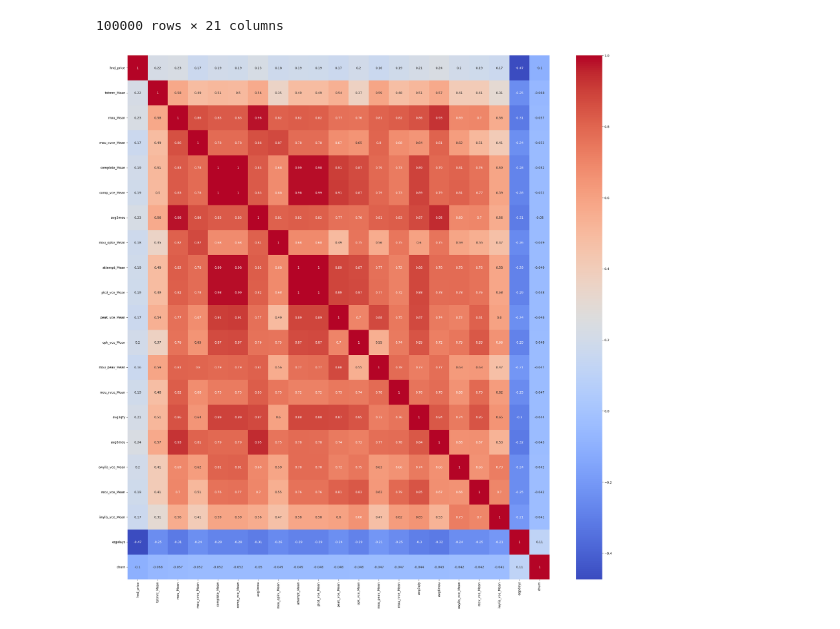
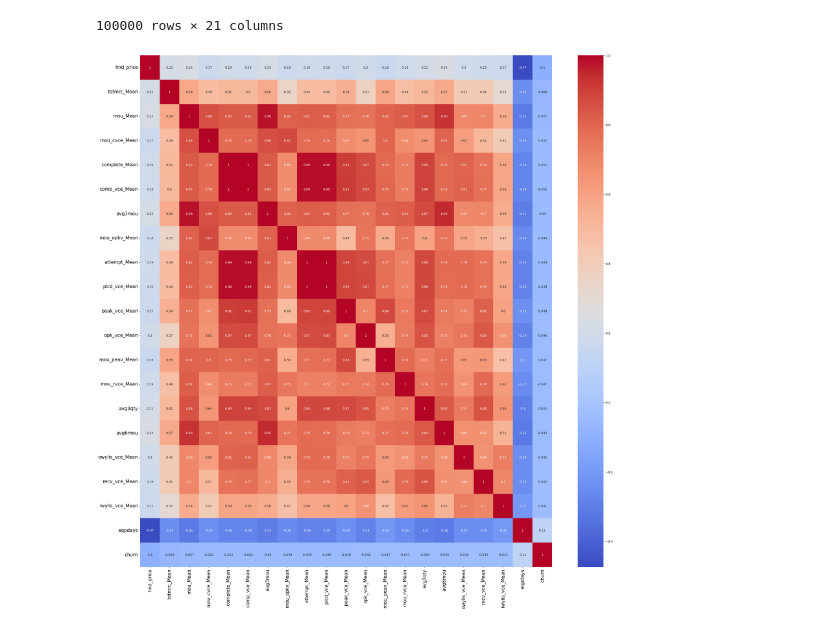
Before and after one commit to annanasi-mon/Telecom_churn, a Jupyter notebook: Churn_telekom_project.ipynb, the cells around one changed output. Drawn from its saved outputs; the diff is of its cells as text; code cells hidden in the pictures.

```diff
--- a/Churn_telekom_project.ipynb
+++ b/Churn_telekom_project.ipynb
@@ -268,11 +272,13 @@ data3
 # %%
 # Visualize correlation plot
 correlation_matrix = data3.corr()
 
 
 plt.figure(figsize=(30, 30))
 sns.heatmap(correlation_matrix, annot=True, cmap='coolwarm')
+plt.xticks(fontsize=15)
+plt.yticks(fontsize=15)
 
 plt.show()
 # %% [output]
-[figure, old version]
+[figure, new version]
```
Also changed, not shown: parts of 39 cells of this notebook, 2 other files.
